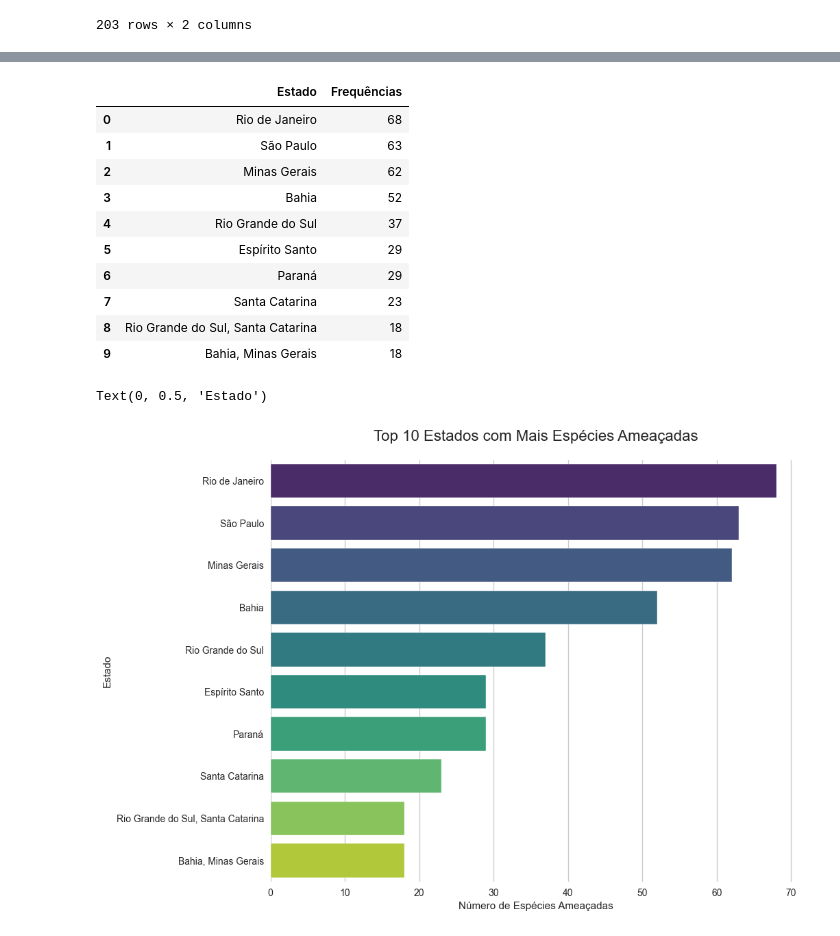
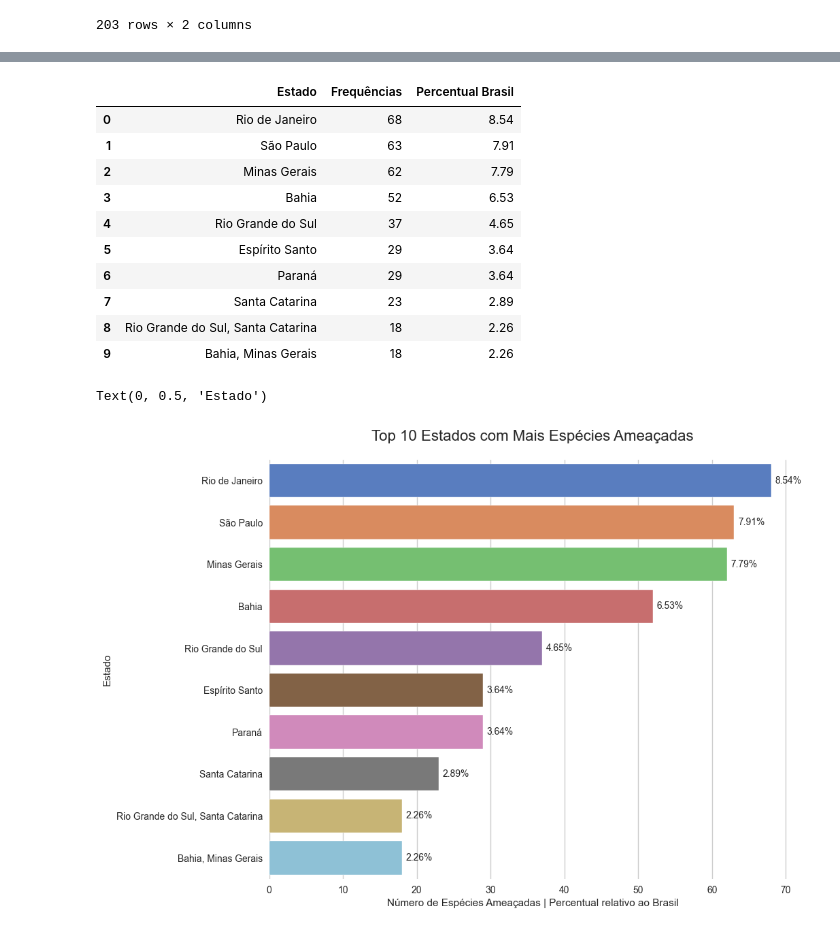
Before and after one commit to Carrascofs/analise-biodiversidade-mata-atlantica, a Jupyter notebook: notebooks/01_limpeza_e_exploracao.ipynb, the cells around one changed output, grey strips where cells are left out. Saved outputs shown, nothing was run; the diff lists cells and outputs as text; code cells hidden in the pictures.

Commit message:
Alterei cores e ajustei os gráficos da parte de Hotspot. Também encurtei alguns nomes de variáveis.

```diff
--- a/notebooks/01_limpeza_e_exploracao.ipynb
+++ b/notebooks/01_limpeza_e_exploracao.ipynb
@@ -348,9 +328,9 @@ print(df_endemica)
 # %%
 # valores absolutos de cada categoria entre espécies endêmicas e não endêmicas
 categorias_principais = ['Criticamente em Perigo', 'Em Perigo', 'Vulnerável', 'Quase Ameaçada']
-df_endemica_filtrada = df_endemica[df_endemica['Categoria'].isin(categorias_principais)]
-cross_tab_filtrado = pd.crosstab(df_endemica_filtrada['Endemica_Brasil'], df_endemica_filtrada['Categoria'])
-cross_tab_filtrado
+df_endem_filtr = df_endem[df_endem['Categoria'].isin(categorias_principais)]
+cross_tab_filtr = pd.crosstab(df_endem_filtr['Endemica_Brasil'], df_endem_filtr['Categoria'])
+cross_tab_filtr
 # %% [output]
 | Categoria | Criticamente em Perigo | Em Perigo | Quase Ameaçada | Vulnerável |
 | Endemica_Brasil |  |  |  |  |
@@ -392,9 +374,11 @@ Aqui, vamos descobrir de forma genérica quais os lugares com mais espécies ame
 # %%
-estados_filtrado  = df_endemica_filtrada['Estado'].value_counts().to_frame("Frequências")
-estados_filtrado ['Estado'] = estados_filtrado.index
-estados_filtrado = estados_filtrado.reset_index(drop=True)
-estados_filtrado = estados_filtrado[['Estado', 'Frequências']]
-estados_filtrado
+# Separamos as freqências de espécies por estados e geramos uma planilha nova.
+# A nova planilha estará organizada em ordem decrescente dos valores de frequência.
+estados_filtr  = df_endem_filtr['Estado'].value_counts().to_frame("Frequências")
+estados_filtr ['Estado'] = estados_filtr.index
+estados_filtr = estados_filtr.reset_index(drop=True)
+estados_filtr = estados_filtr[['Estado', 'Frequências']]
+estados_filtr
 # %% [output]
 |  | Estado | Frequências |
 | 0 | Rio de Janeiro | 68 |
@@ -409,3 +393,8 @@ estados_filtrado
 | 201 | Alagoas, Maranhão, Pará, Pernambuco | 1 |
 | 202 | Amapá, Amazonas, Bahia, Distrito ... | 1 |
 203 rows × 2 columns
+# %%
+# Adicionamos uma nova coluna com um valor do percentual da frequência daquele estado /
+#  em relação a frequência para o pais todo.
+estados_filtr["Percentual Brasil"] = ((estados_filtr["Frequências"] / estados_filtr["Frequências"].sum()) * 100).round(2)
+estados_filtr.head(10)
@@ -412,24 +413,34 @@ estados_filtrado
 # %%
-estados_filtrado_top = estados_filtrado.head(10)
-estados_filtrado_top
+#Vamos focar agora nas 10 primeiras linhas da planilha.
+estados_filtr_top = estados_filtr.head(10)
+estados_filtr_top
 # %% [output]
-|  | Estado | Frequências |
-| 0 | Rio de Janeiro | 68 |
-| 1 | São Paulo | 63 |
-| 2 | Minas Gerais | 62 |
-| 3 | Bahia | 52 |
-| 4 | Rio Grande do Sul | 37 |
-| 5 | Espírito Santo | 29 |
-| 6 | Paraná | 29 |
-| 7 | Santa Catarina | 23 |
-| 8 | Rio Grande do Sul, Santa Catarina | 18 |
-| 9 | Bahia, Minas Gerais | 18 |
+|  | Estado | Frequências | Percentual Brasil |
+| 0 | Rio de Janeiro | 68 | 8.54 |
+| 1 | São Paulo | 63 | 7.91 |
+| 2 | Minas Gerais | 62 | 7.79 |
+| 3 | Bahia | 52 | 6.53 |
+| 4 | Rio Grande do Sul | 37 | 4.65 |
+| 5 | Espírito Santo | 29 | 3.64 |
+| 6 | Paraná | 29 | 3.64 |
+| 7 | Santa Catarina | 23 | 2.89 |
+| 8 | Rio Grande do Sul, Santa Catarina | 18 | 2.26 |
+| 9 | Bahia, Minas Gerais | 18 | 2.26 |
 # %%
+#Agora geramos um gráfico de barras representando os valores absolutos,
+# com o percentual relativo em texto para cada barra.
+
 plt.figure(figsize=(10, 8))
-sns.barplot(y=estados_filtrado_top['Estado'], x=estados_filtrado_top["Frequências"], palette='viridis')
+ax = sns.barplot(y=estados_filtr_top['Estado'], x=estados_filtr_top["Frequências"], palette='muted')
+
+
+for i, perc in enumerate(estados_filtr_top['Percentual Brasil']):
+    ax.text(ax.patches[i].get_width() + 0.5, i, f'{perc}%',
+            ha='left', va='center', fontsize=10)
+
 plt.title('Top 10 Estados com Mais Espécies Ameaçadas', fontsize=16, pad=20)
-plt.xlabel('Número de Espécies Ameaçadas')
+plt.xlabel('Número de Espécies Ameaçadas | Percentual relativo ao Brasil')
 plt.ylabel('Estado')
 # %% [output]
 Text(0, 0.5, 'Estado')
-[figure, old version]
+[figure, new version]
```
Also changed, not shown: parts of 22 cells of this notebook.
